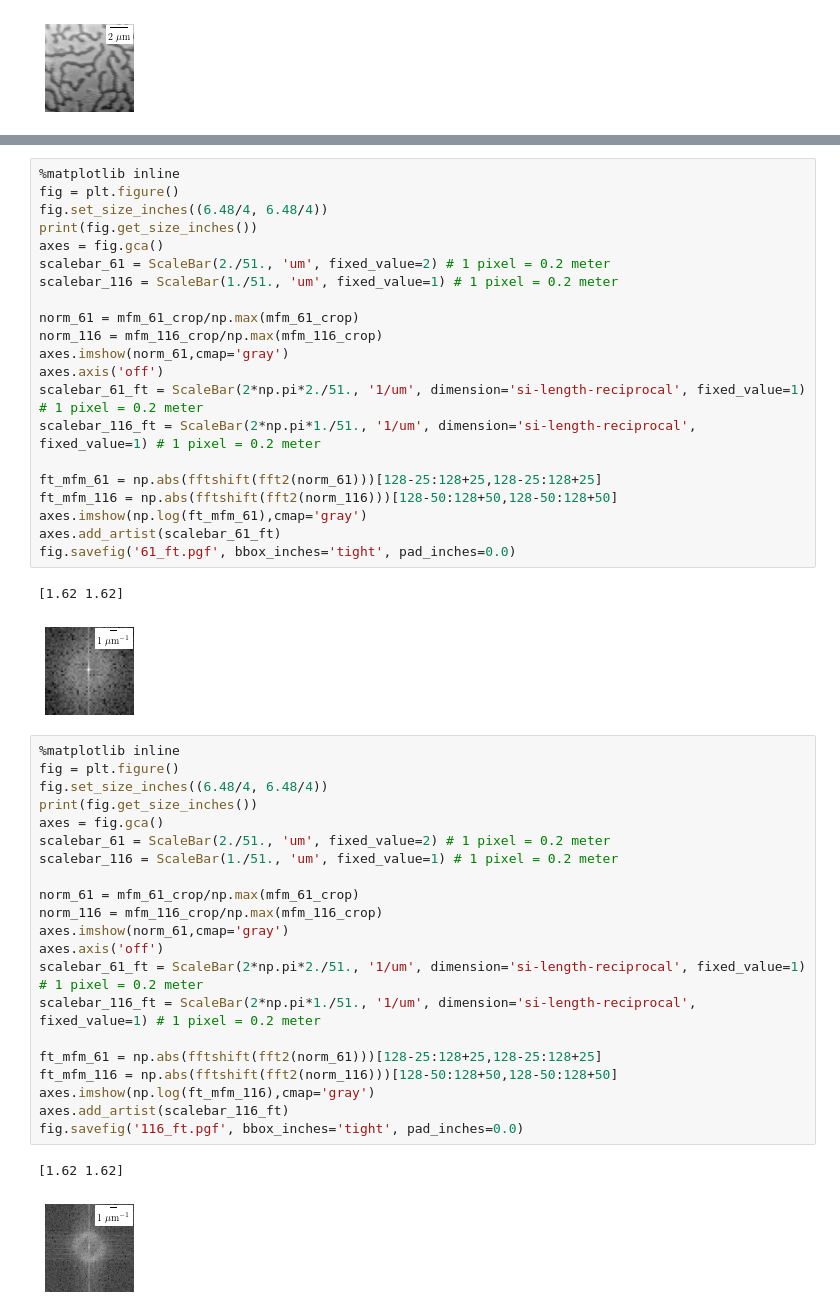
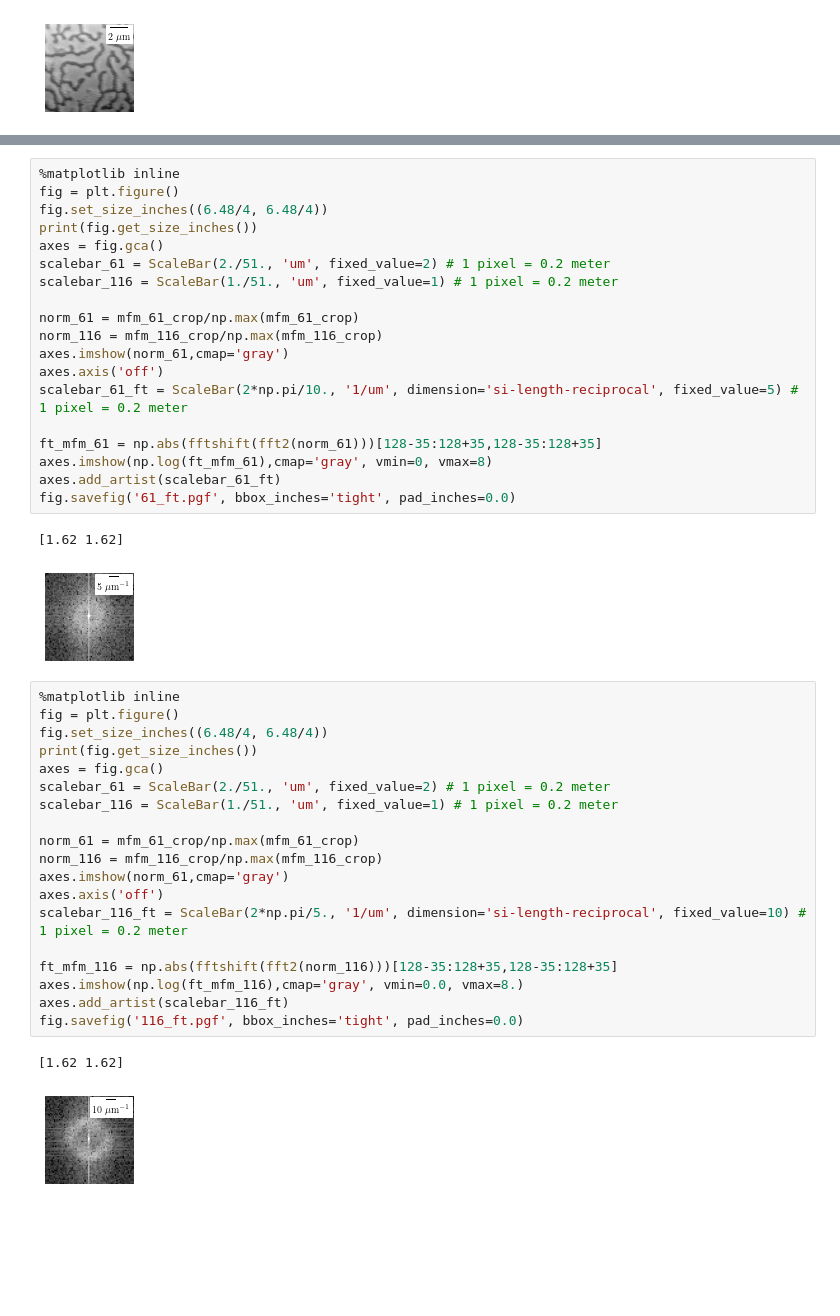
Before and after one commit to lrlunin/bachelorarbeit_python_notebooks_and_data, a Jupyter notebook: mfm/mfm FT.ipynb, the cells around one changed output, grey strips where cells are left out. Drawn from its saved outputs; the diff is of its cells as text; blank space fills up the shorter version.

```diff
--- a/mfm/mfm FT.ipynb
+++ b/mfm/mfm FT.ipynb
@@ -120,38 +153,34 @@ norm_61 = mfm_61_crop/np.max(mfm_61_crop)
 norm_116 = mfm_116_crop/np.max(mfm_116_crop)
 axes.imshow(norm_61,cmap='gray')
 axes.axis('off')
-scalebar_61_ft = ScaleBar(2*np.pi*2./51., '1/um', dimension='si-length-reciprocal', fixed_value=1) # 1 pixel = 0.2 meter
-scalebar_116_ft = ScaleBar(2*np.pi*1./51., '1/um', dimension='si-length-reciprocal', fixed_value=1) # 1 pixel = 0.2 meter
+scalebar_61_ft = ScaleBar(2*np.pi/10., '1/um', dimension='si-length-reciprocal', fixed_value=5) # 1 pixel = 0.2 meter
 
-ft_mfm_61 = np.abs(fftshift(fft2(norm_61)))[128-25:128+25,128-25:128+25]
-ft_mfm_116 = np.abs(fftshift(fft2(norm_116)))[128-50:128+50,128-50:128+50]
-axes.imshow(np.log(ft_mfm_61),cmap='gray')
+ft_mfm_61 = np.abs(fftshift(fft2(norm_61)))[128-35:128+35,128-35:128+35]
+axes.imshow(np.log(ft_mfm_61),cmap='gray', vmin=0, vmax=8)
 axes.add_artist(scalebar_61_ft)
 fig.savefig('61_ft.pgf', bbox_inches='tight', pad_inches=0.0)
 # %% [output]
 [1.62 1.62]
-[figure, old version]
+[figure, new version]
 # %%
 %matplotlib inline
 fig = plt.figure()
 fig.set_size_inches((6.48/4, 6.48/4))
 print(fig.get_size_inches())
 axes = fig.gca()
 scalebar_61 = ScaleBar(2./51., 'um', fixed_value=2) # 1 pixel = 0.2 meter
 scalebar_116 = ScaleBar(1./51., 'um', fixed_value=1) # 1 pixel = 0.2 meter
 
 norm_61 = mfm_61_crop/np.max(mfm_61_crop)
 norm_116 = mfm_116_crop/np.max(mfm_116_crop)
 axes.imshow(norm_61,cmap='gray')
 axes.axis('off')
-scalebar_61_ft = ScaleBar(2*np.pi*2./51., '1/um', dimension='si-length-reciprocal', fixed_value=1) # 1 pixel = 0.2 meter
-scalebar_116_ft = ScaleBar(2*np.pi*1./51., '1/um', dimension='si-length-reciprocal', fixed_value=1) # 1 pixel = 0.2 meter
+scalebar_116_ft = ScaleBar(2*np.pi/5., '1/um', dimension='si-length-reciprocal', fixed_value=10) # 1 pixel = 0.2 meter
 
-ft_mfm_61 = np.abs(fftshift(fft2(norm_61)))[128-25:128+25,128-25:128+25]
-ft_mfm_116 = np.abs(fftshift(fft2(norm_116)))[128-50:128+50,128-50:128+50]
-axes.imshow(np.log(ft_mfm_116),cmap='gray')
+ft_mfm_116 = np.abs(fftshift(fft2(norm_116)))[128-35:128+35,128-35:128+35]
+axes.imshow(np.log(ft_mfm_116),cmap='gray', vmin=0.0, vmax=8.)
 axes.add_artist(scalebar_116_ft)
 fig.savefig('116_ft.pgf', bbox_inches='tight', pad_inches=0.0)
 # %% [output]
 [1.62 1.62]
-[figure, old version]
+[figure, new version]
```
Also changed, not shown: parts of 5 cells of this notebook, 5 other files.
